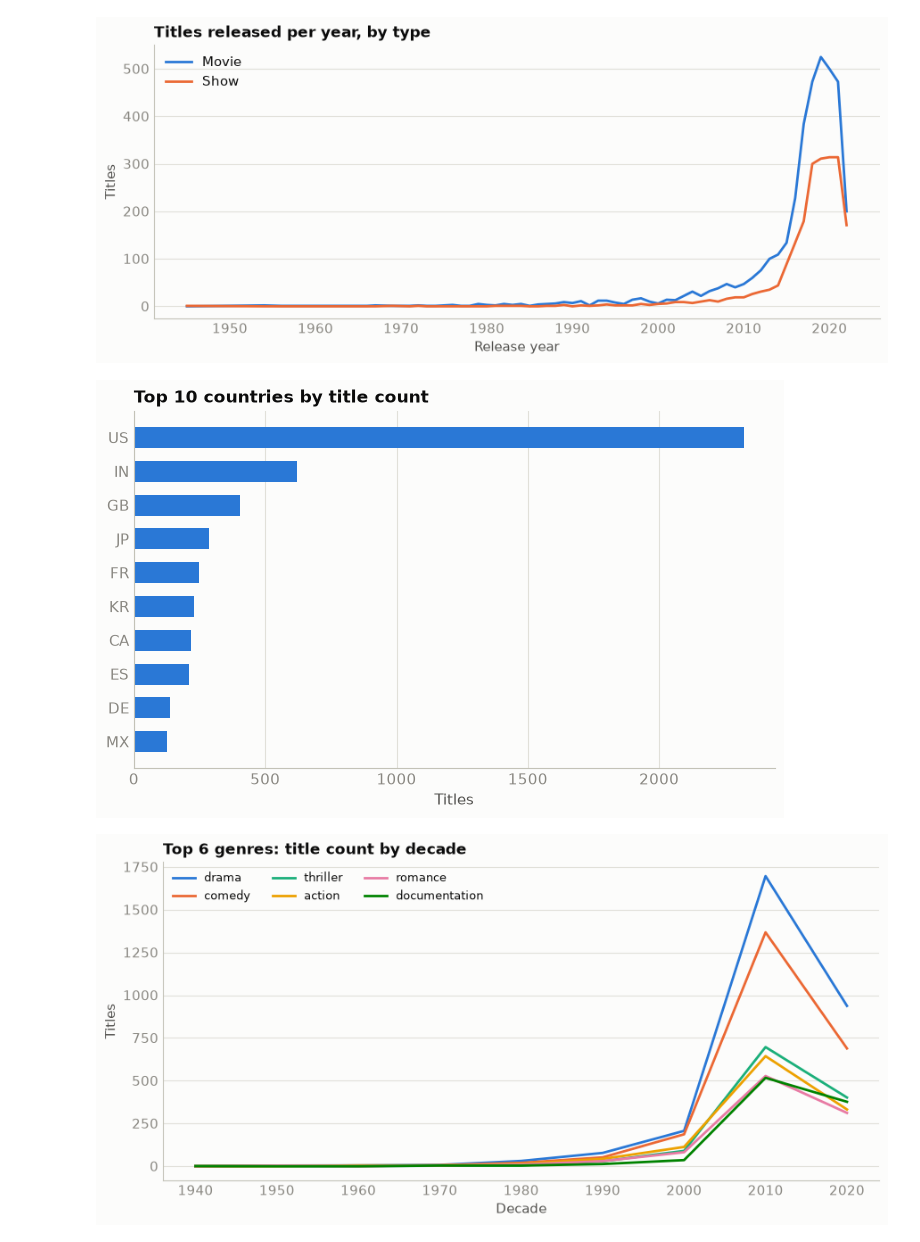
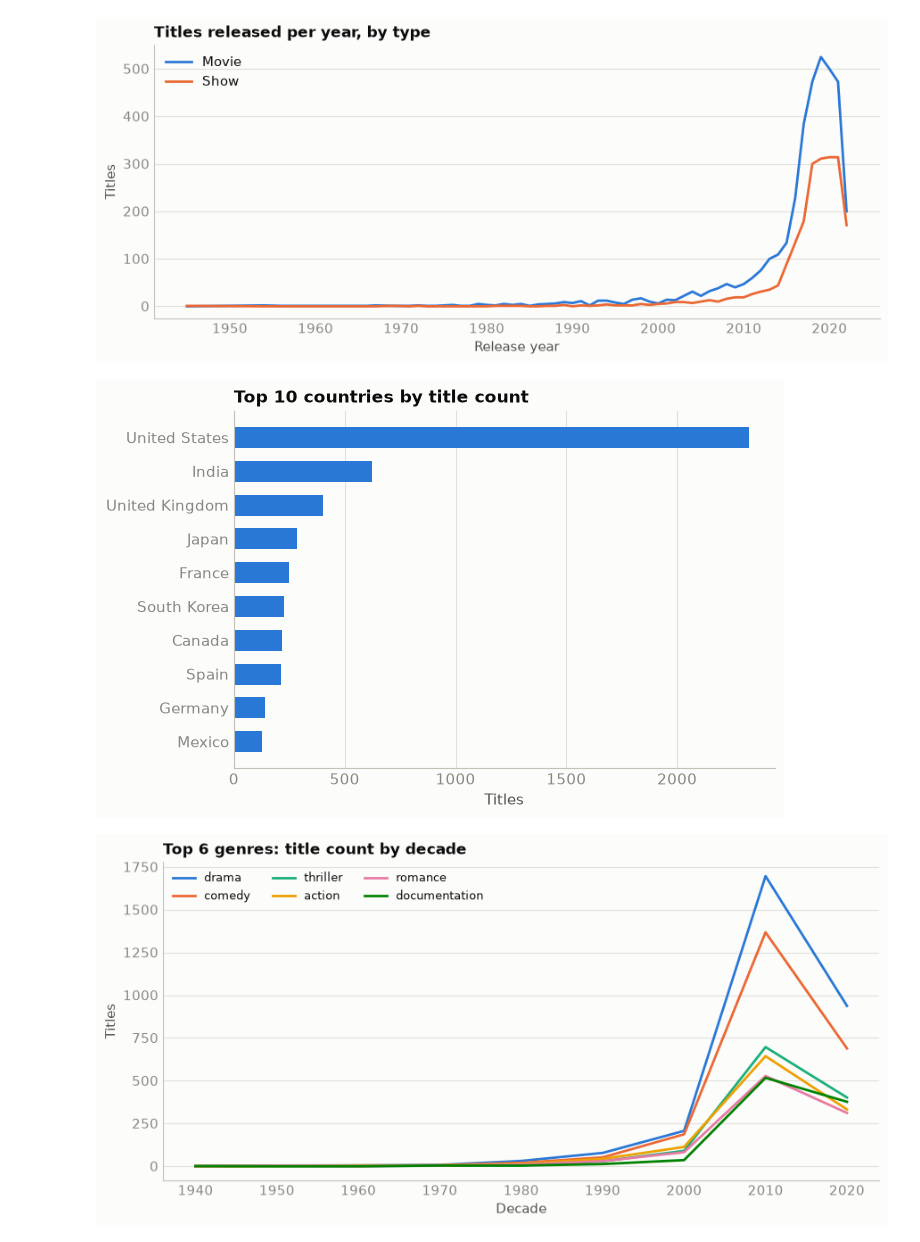
Before and after one commit to JonahKunzler/netflix-content-analysis, a Jupyter notebook: notebooks/dashboard.ipynb, the cells around one changed output. Saved outputs shown, nothing was run; the diff lists cells and outputs as text; code cells hidden in the pictures.

```diff
--- a/notebooks/dashboard.ipynb
+++ b/notebooks/dashboard.ipynb
@@ -67,6 +69,45 @@ def style_axes(ax, grid_axis="y"):
     ax.spines["left"].set_color(AXIS)
     ax.spines["bottom"].set_color(AXIS)
     ax.tick_params(length=0)
+
+
+COUNTRY_NAMES = {
+    "AE": "United Arab Emirates", "AF": "Afghanistan", "AL": "Albania", "AO": "Angola",
+    "AR": "Argentina", "AT": "Austria", "AU": "Australia", "BD": "Bangladesh",
+    "BE": "Belgium", "BF": "Burkina Faso", "BG": "Bulgaria", "BR": "Brazil",
+    "BS": "Bahamas", "BT": "Bhutan", "BY": "Belarus", "CA": "Canada",
+    "CD": "DR Congo", "CH": "Switzerland", "CL": "Chile", "CM": "Cameroon",
+    "CN": "China", "CO": "Colombia", "CU": "Cuba", "CY": "Cyprus",
+    "CZ": "Czech Republic", "DE": "Germany", "DK": "Denmark", "DZ": "Algeria",
+    "EG": "Egypt", "ES": "Spain", "FI": "Finland", "FO": "Faroe Islands",
+    "FR": "France", "GB": "United Kingdom", "GE": "Georgia", "GH": "Ghana",
+    "GL": "Greenland", "GR": "Greece", "GT": "Guatemala", "HK": "Hong Kong",
+    "HR": "Croatia", "HU": "Hungary", "ID": "Indonesia", "IE": "Ireland",
+    "IL": "Israel", "IN": "India", "IO": "British Indian Ocean Territory",
+    "IQ": "Iraq", "IR": "Iran", "IS": "Iceland", "IT": "Italy", "JO": "Jordan",
+    "JP": "Japan", "KE": "Kenya", "KG": "Kyrgyzstan", "KH": "Cambodia",
+    "KN": "Saint Kitts and Nevis", "KR": "South Korea", "KW": "Kuwait",
+    "LB": "Lebanon", "LK": "Sri Lanka", "LT": "Lithuania", "LU": "Luxembourg",
+    "MA": "Morocco", "MC": "Monaco", "MT": "Malta", "MU": "Mauritius",
+    "MW": "Malawi", "MX": "Mexico", "MY": "Malaysia", "NA": "Namibia",
+    "NG": "Nigeria", "NL": "Netherlands", "NO": "Norway", "NP": "Nepal",
+    "NZ": "New Zealand", "PE": "Peru", "PH": "Philippines", "PK": "Pakistan",
+    "PL": "Poland", "PR": "Puerto Rico", "PS": "Palestine", "PT": "Portugal",
+    "PY": "Paraguay", "QA": "Qatar", "RO": "Romania", "RS": "Serbia",
+    "RU": "Russia", "SA": "Saudi Arabia", "SE": "Sweden", "SG": "Singapore",
+    "SN": "Senegal", "SU": "Soviet Union (historical)", "SY": "Syria",
+    "TH": "Thailand", "TN": "Tunisia", "TR": "Turkey", "TW": "Taiwan",
+    "TZ": "Tanzania", "UA": "Ukraine", "US": "United States", "UY": "Uruguay",
+    "VA": "Vatican City", "VE": "Venezuela", "VN": "Vietnam", "XX": "Unspecified",
+    "ZA": "South Africa", "ZW": "Zimbabwe",
+}
+
+
+def country_label(code: str) -> str:
+    """Decode an ISO-2 country code to a full name for chart labels — falls
+    back to the raw code for anything not in the map, so an unseen code from
+    a future data refresh degrades gracefully instead of crashing."""
+    return COUNTRY_NAMES.get(code, code)
 # %% [markdown]
 ## Overview
 # %%
@@ -90,17 +131,18 @@ plt.show()
 # %%
 # sql/10_top_countries_by_title_count.sql
 df10 = run_sql("10_top_countries_by_title_count.sql").sort_values("title_count")
+df10["country_label"] = df10["country"].map(country_label)
 
 fig, ax = plt.subplots(figsize=(7, 4.5))
-ax.barh(df10["country"], df10["title_count"], color=BLUE, height=0.62)
+ax.barh(df10["country_label"], df10["title_count"], color=BLUE, height=0.62)
 style_axes(ax, grid_axis="x")
 ax.set_title("Top 10 countries by title count")
 ax.set_xlabel("Titles")
 plt.tight_layout()
 plt.savefig(OUT_DIR / "10_top_countries_by_title_count.png", dpi=150, facecolor=SURFACE)
 plt.show()
 # %% [output]
-[figure, old version]
+[figure, new version]
 # %%
 # sql/09_genre_trends_by_decade.sql
 df9 = run_sql("09_genre_trends_by_decade.sql")
```
Also changed, not shown: parts of 3 cells of this notebook, 6 other files.
